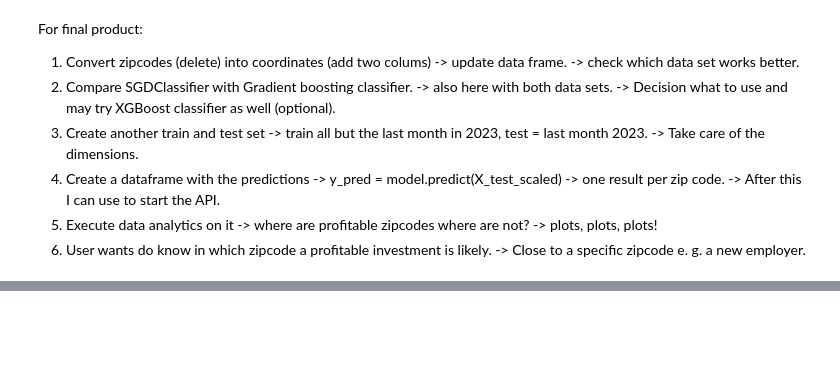
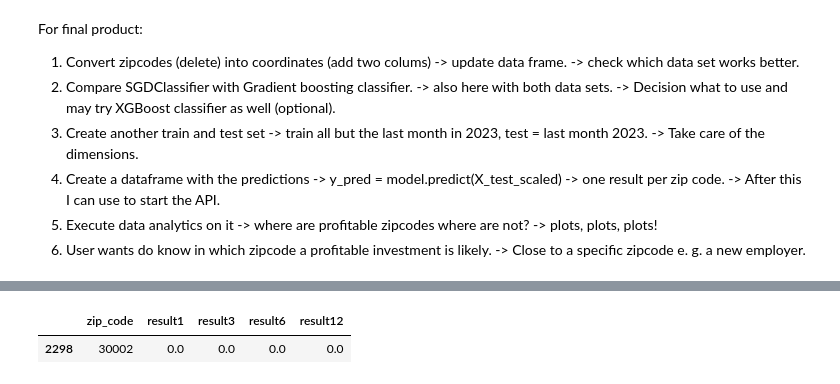
Before and after one commit to JensKlug/zillows_real_estate, a Jupyter notebook: notebooks/jens_notebook.ipynb, the cells around one changed output, grey strips where cells are left out. Cells and saved outputs as stored; diff of their text form; code cells hidden in the pictures; blank space fills up the shorter version.

```diff
--- a/notebooks/jens_notebook.ipynb
+++ b/notebooks/jens_notebook.ipynb
@@ -233,0 +238,15 @@ For final product:
+# %%
+df = pd.read_pickle("/home/jensk/code/JensKlug/zillows_real_estate/raw_data/all_combine.pkl")
+# %%
+df.columns = ["zip_code", "result1", "result3", "result6", "result12"]
+df["zip_code"] = df["zip_code"].astype(int)
+# %%
+zip_code = 30002
+time_horizon = 1
+# %%
+row = df[df["zip_code"] == zip_code]
+# %%
+row
+# %% [output]
+|  | zip_code | result1 | result3 | result6 | result12 |
+| 2298 | 30002 | 0.0 | 0.0 | 0.0 | 0.0 |
```
Also changed, not shown: parts of 4 cells of this notebook, 1 other file.
